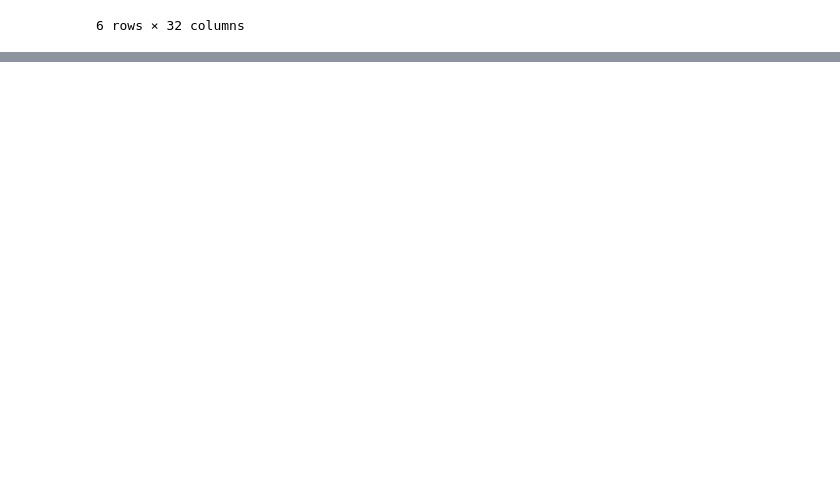
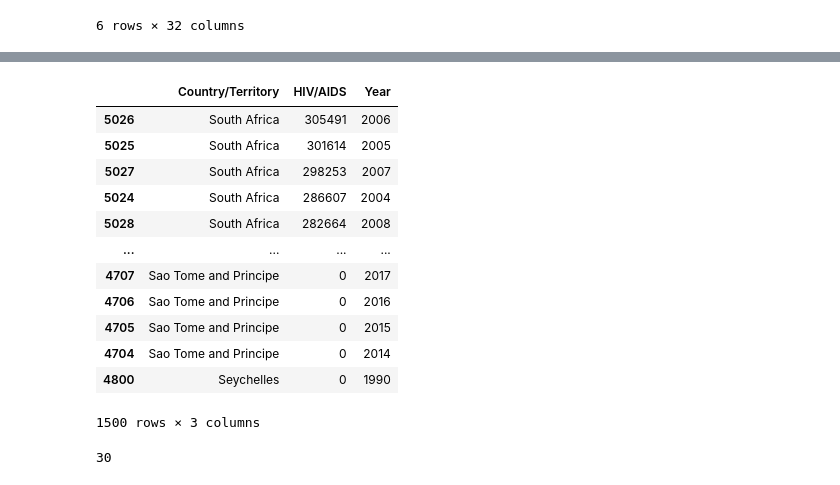
Before and after one commit to apanthari/project_1_group, a Jupyter notebook: exploration.ipynb, the cells around one changed output, grey strips where cells are left out. Drawn from its saved outputs; the diff is of its cells as text; code cells hidden in the pictures; blank space fills up the shorter version.

```diff
--- a/exploration.ipynb
+++ b/exploration.ipynb
@@ -479,0 +454,22 @@ na_outlier[['Country/Territory', 'Conflict and Terrorism']].head()
+# %%
+#find the country that has huge increase and label it
+
+africa.sort_values('HIV/AIDS', ascending = False)[['Country/Territory', 'HIV/AIDS', 'Year']]
+# %% [output]
+|  | Country/Territory | HIV/AIDS | Year |
+| 5026 | South Africa | 305491 | 2006 |
+| 5025 | South Africa | 301614 | 2005 |
+| 5027 | South Africa | 298253 | 2007 |
+| 5024 | South Africa | 286607 | 2004 |
+| 5028 | South Africa | 282664 | 2008 |
+| ... | ... | ... | ... |
+| 4707 | Sao Tome and Principe | 0 | 2017 |
+| 4706 | Sao Tome and Principe | 0 | 2016 |
+| 4705 | Sao Tome and Principe | 0 | 2015 |
+| 4704 | Sao Tome and Principe | 0 | 2014 |
+| 4800 | Seychelles | 0 | 1990 |
+1500 rows × 3 columns
+# %%
+africa[africa['Country/Territory'] == 'Angola']['HIV/AIDS']
+# %% [output]
+30
```
Also changed, not shown: parts of 24 cells of this notebook, 8 other files.
